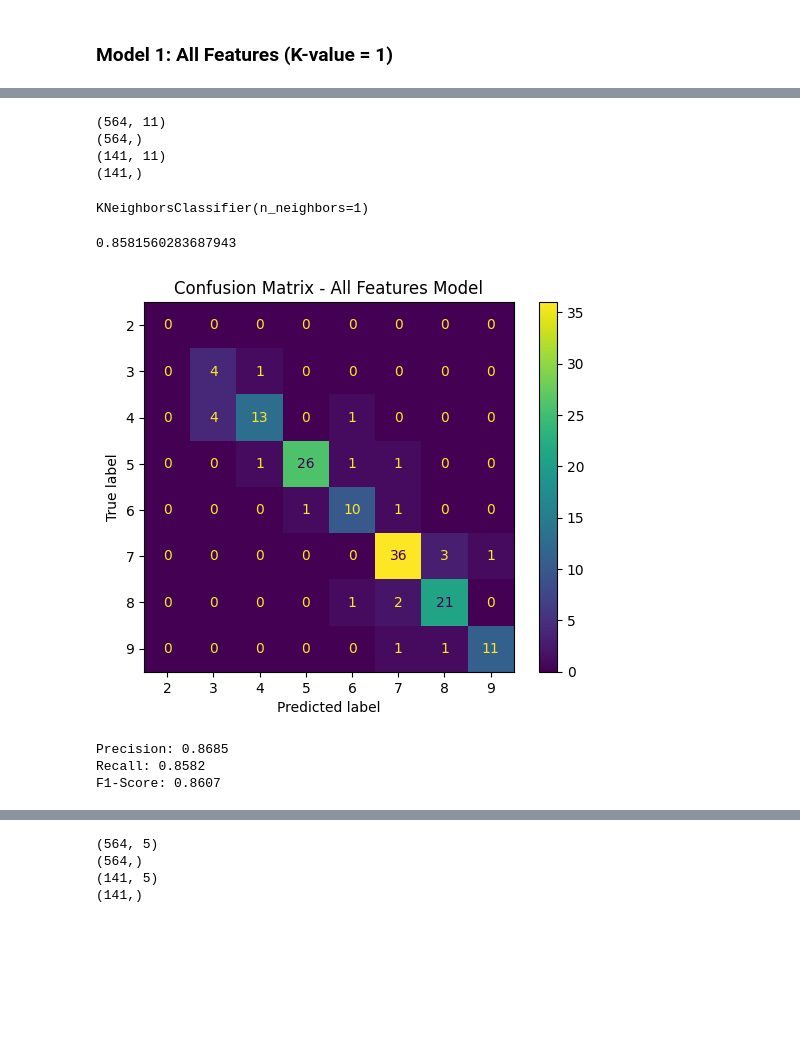
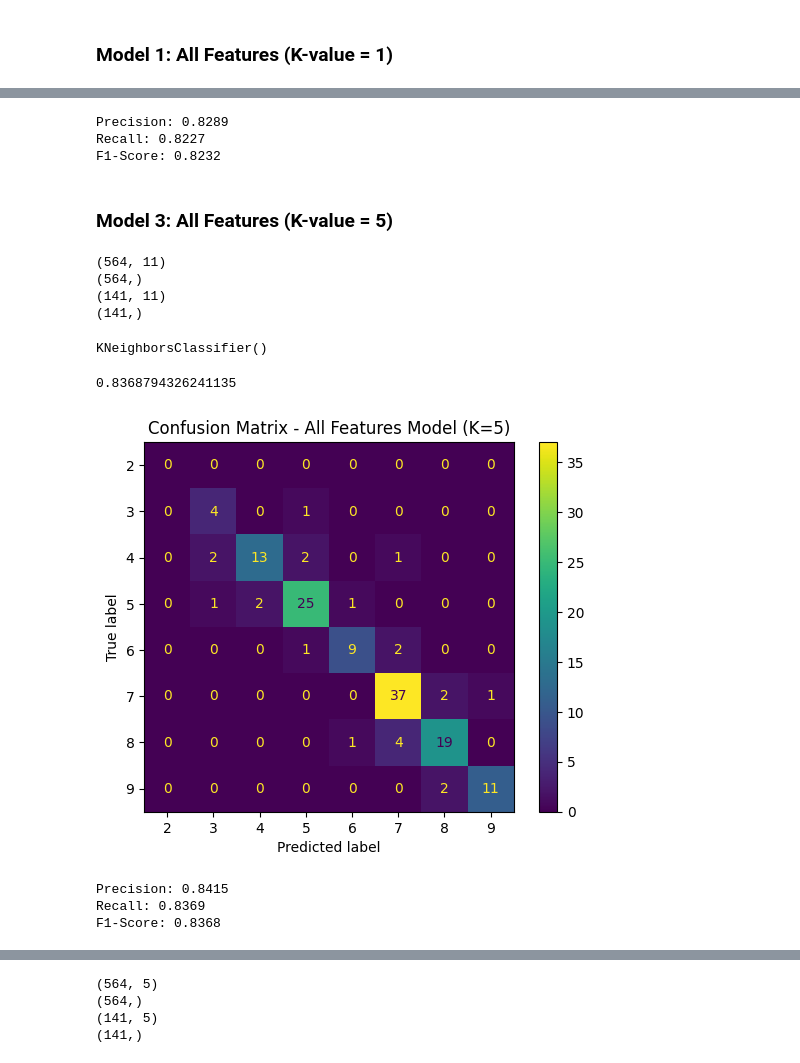
Before and after one commit to leonnmarcoo/CCMACLRL_COM232_PROJECT, a Jupyter notebook: Model Training/knn.ipynb, the cells around one changed output, grey strips where cells are left out. Cells and saved outputs as stored; diff of their text form; code cells hidden in the pictures; blank space fills up the shorter version.

Commit message:
Add more models

```diff
--- a/Model Training/knn.ipynb
+++ b/Model Training/knn.ipynb
@@ -23,8 +117,22 @@ df = pd.read_csv('../cleaned_data.csv')
+# %%
+precision = precision_score(y_test3, y_pred3, average='weighted')
+recall = recall_score(y_test3, y_pred3, average='weighted')
+f1 = f1_score(y_test3, y_pred3, average='weighted')
+
+print(f"Precision: {precision:.4f}")
+print(f"Recall: {recall:.4f}")
+print(f"F1-Score: {f1:.4f}")
+# %% [output]
+Precision: 0.8289
+Recall: 0.8227
+F1-Score: 0.8232
+# %% [markdown]
+### **Model 3: All Features (K-value = 5)**
 # %%
 X = df.drop(columns=['Addicted_Score']).values
 y = df['Addicted_Score'].values
 # %%
-X_train, X_test, y_train, y_test = train_test_split(X,
+X_train5, X_test5, y_train5, y_test5 = train_test_split(X,
                                                     y,
                                                     test_size=0.2,
                                                     random_state=5)
@@ -39,37 +147,37 @@ print(y_test.shape)
 (141, 11)
 (141,)
 # %%
-knn = KNeighborsClassifier(n_neighbors=1)
+knn = KNeighborsClassifier(n_neighbors=5)
 # %%
-knn.fit(X_train, y_train)
+knn.fit(X_train5, y_train5)
 # %% [output]
-KNeighborsClassifier(n_neighbors=1)
+KNeighborsClassifier()
 # %%
-y_pred = knn.predict(X_test)
+y_pred5 = knn.predict(X_test5)
 # %%
-metrics.accuracy_score(y_test, y_pred)
+metrics.accuracy_score(y_test5, y_pred5)
 # %% [output]
-0.8581560283687943
+0.8368794326241135
 # %%
-conf_matrix = confusion_matrix(y_test, y_pred, labels=knn.classes_)
+conf_matrix = confusion_matrix(y_test5, y_pred5, labels=knn.classes_)
 
 disp = ConfusionMatrixDisplay(confusion_matrix=conf_matrix,
                               display_labels=knn.classes_)
 disp.plot()
-plt.title('Confusion Matrix - All Features Model')
+plt.title('Confusion Matrix - All Features Model (K=5)')
 plt.show()
 # %% [output]
-[figure, old version]
+[figure, new version]
 # %%
-precision = precision_score(y_test, y_pred, average='weighted')
-recall = recall_score(y_test, y_pred, average='weighted')
-f1 = f1_score(y_test, y_pred, average='weighted')
+precision = precision_score(y_test5, y_pred5, average='weighted')
+recall = recall_score(y_test5, y_pred5, average='weighted')
+f1 = f1_score(y_test5, y_pred5, average='weighted')
 
 print(f"Precision: {precision:.4f}")
 print(f"Recall: {recall:.4f}")
 print(f"F1-Score: {f1:.4f}")
 # %% [output]
-Precision: 0.8685
-Recall: 0.8582
-F1-Score: 0.8607
+Precision: 0.8415
+Recall: 0.8369
+F1-Score: 0.8368
 # %% [markdown]
```
Also changed, not shown: parts of 50 cells of this notebook, 8 other files.
